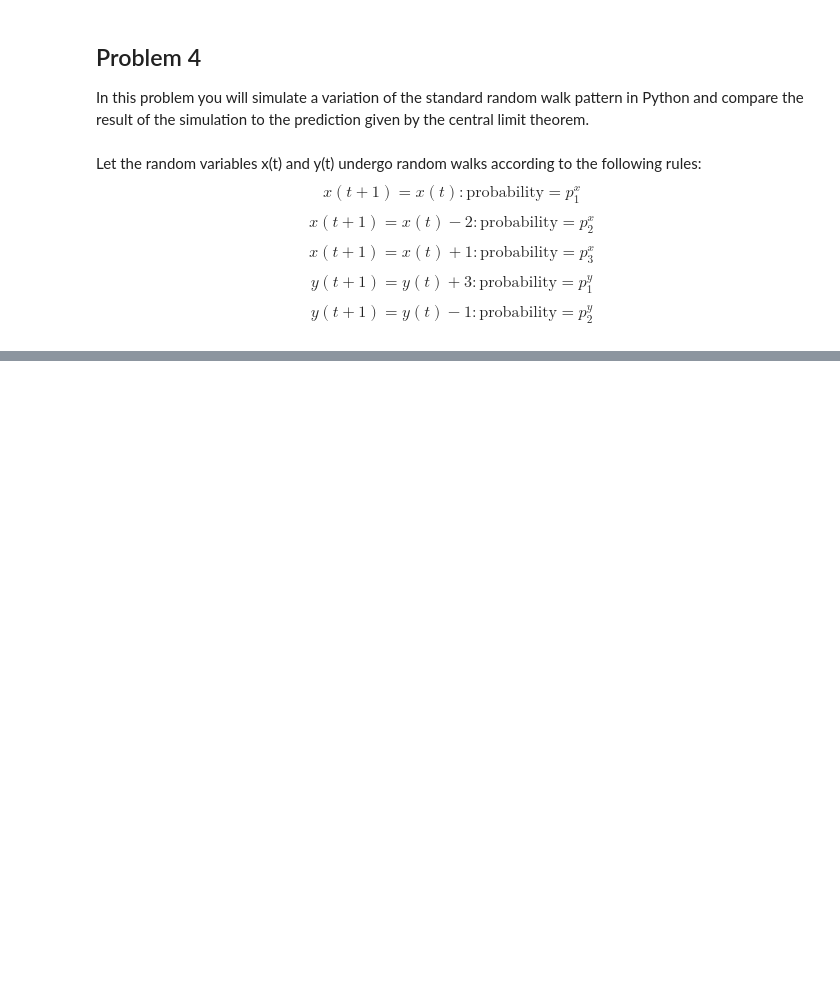
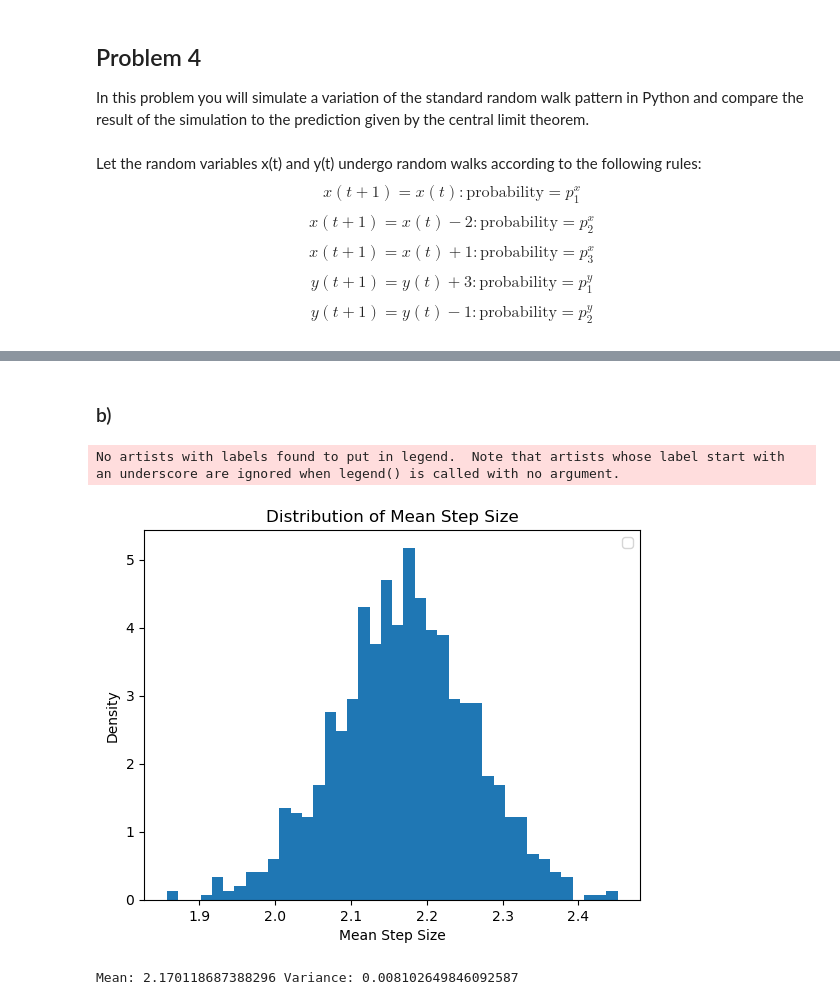
Before and after one commit to loganmachale/PHYS-305, a Jupyter notebook: Assignment 2/Assignment 2.ipynb, the cells around one changed output, grey strips where cells are left out. Saved outputs shown, nothing was run; the diff lists cells and outputs as text; code cells hidden in the pictures; blank space fills up the shorter version.

```diff
--- a/Assignment 2/Assignment 2.ipynb
+++ b/Assignment 2/Assignment 2.ipynb
@@ -100,0 +92,52 @@ plt.show()
+# %% [markdown]
+### b) ###
+# %%
+p_1x = 0.35
+p_2x = 0.25
+p_3x = 0.4
+
+p_1y = 0.4
+p_2y = 0.6
+
+n_simulations = 1000
+steps_per_walk = 100
+
+s_space = np.linspace(1.5, 2.8, 1000)
+
+mds_arr = np.array([])
+
+for _ in range(n_simulations):
+    ds_arr = np.array([])
+    for _ in range(steps_per_walk):
+        # Generate Δx
+        x_rand = np.random.rand()
+        if x_rand <= p_1x:
+            dx = 0
+        elif x_rand <= p_1x + p_2x:
+            dx = -2
+        else:
+            dx = 1
+
+        y_rand = np.random.rand()
+        if y_rand <= p_1y:
+            dy = 3
+        else:
+            dy = -1
+
+        ds = np.sqrt(dx**2 + dy**2)
+        ds_arr = np.append(ds_arr, ds)
+
+    mds_arr = np.append(mds_arr, np.mean(ds_arr))
+
+plt.hist(mds_arr, bins=40, density=True)
+plt.xlabel('Mean Step Size')
+plt.ylabel('Density')
+plt.title('Distribution of Mean Step Size')
+plt.legend()
+plt.show()
+
+print('Mean:', np.mean(mds_arr), 'Variance:', np.var(mds_arr))
+# %% [output]
+No artists with labels found to put in legend.  Note that artists whose label start with an underscore are ignored when legend() is called with no argument.
+[figure, added]
+Mean: 2.170118687388296 Variance: 0.008102649846092587
```
Also changed, not shown: parts of 5 cells of this notebook.
